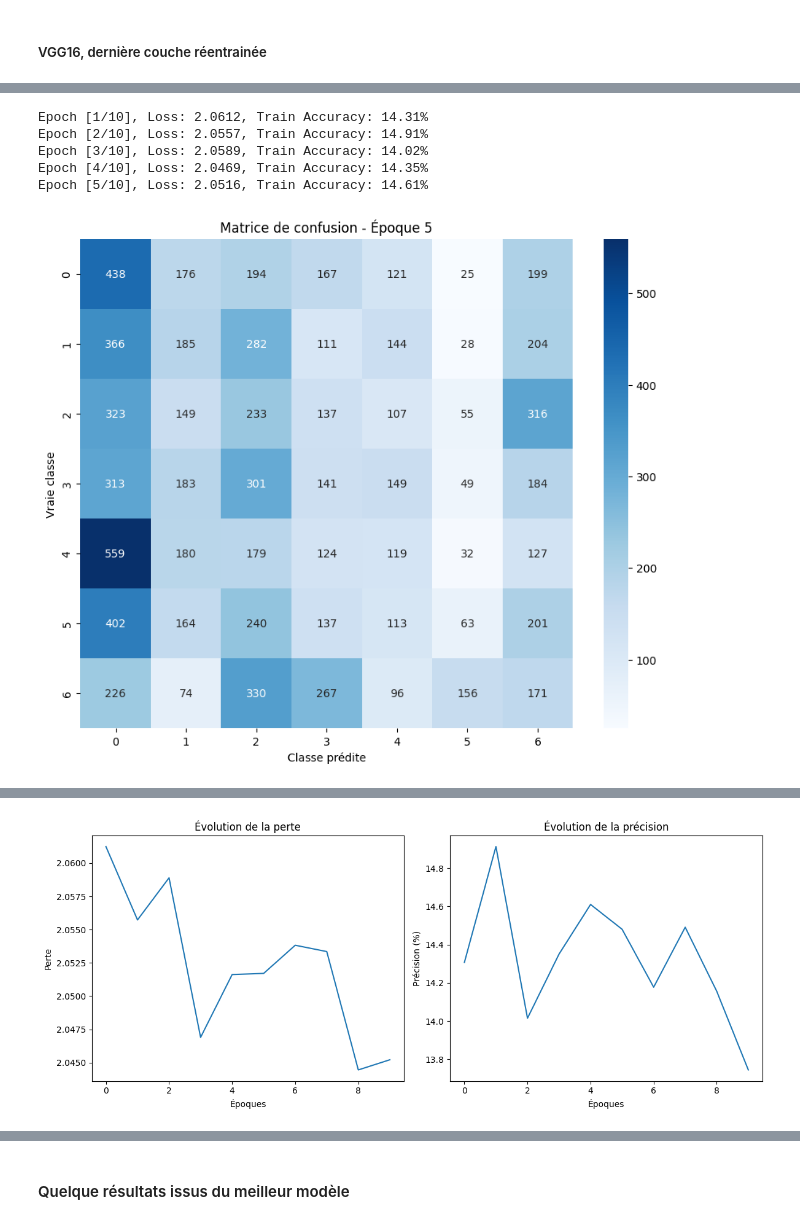
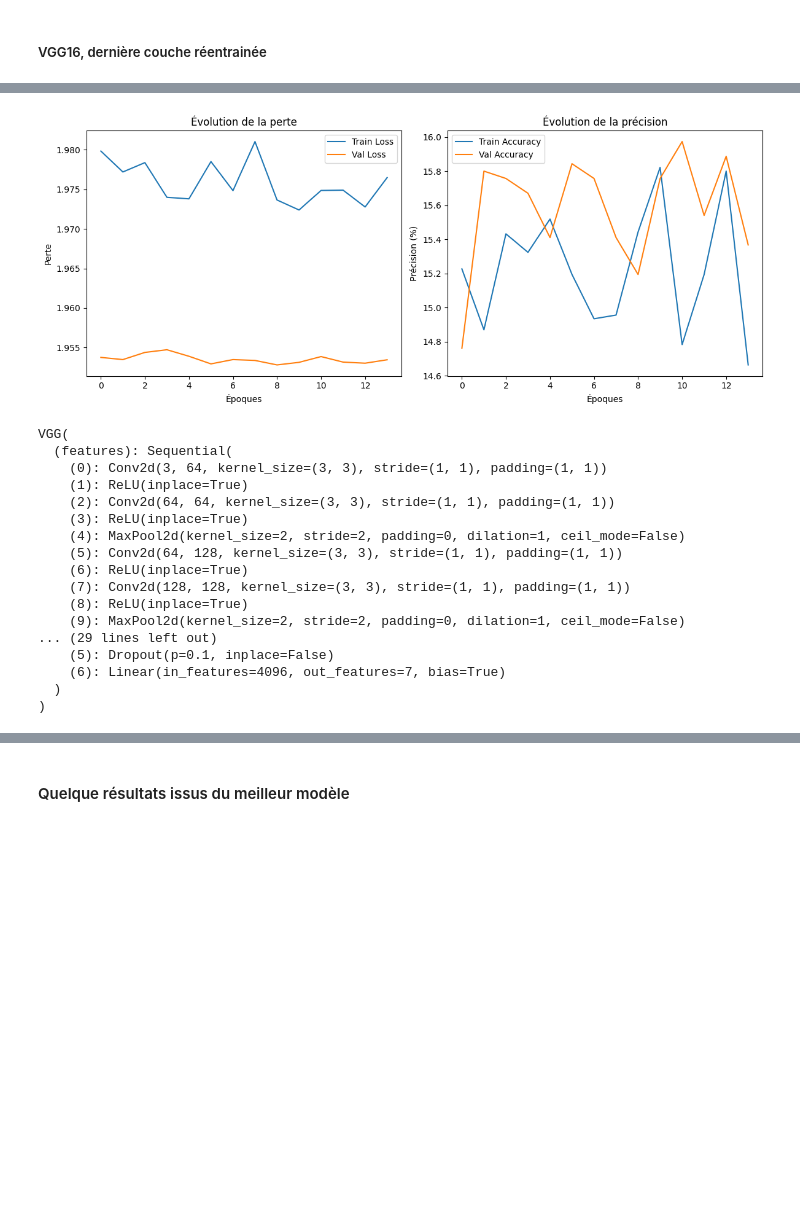
Before and after one commit to kephanmss/Projet-6-OPC, a Jupyter notebook: Missamou_Kephan_1_notebook_pretraitement_feature_extraction_faisaibilite_072024.ipynb, the cells around one changed output, grey strips where cells are left out. Saved outputs shown, nothing was run; the diff lists cells and outputs as text; code cells hidden in the pictures; blank space fills up the shorter version.

```diff
--- a/Missamou_Kephan_1_notebook_pretraitement_feature_extraction_faisaibilite_072024.ipynb
+++ b/Missamou_Kephan_1_notebook_pretraitement_feature_extraction_faisaibilite_072024.ipynb
@@ -1911,8 +1880,20 @@ labels_df = corpus_ajuste[['uniq_id', 'simple_product_category_tree']]
 
 transform = get_transform(graine)
 
-dataset = CustomImageDataset(image_directory, labels_df, transform=transform, augmentations_per_image=10, seed=graine)
-dataloader = DataLoader(dataset, batch_size=32, shuffle=True, worker_init_fn=lambda worker_id: np.random.seed(graine + worker_id))
+dataset = CustomImageDataset(
+    image_directory,
+    labels_df,
+    transform=transform,
+    augmentations_per_image=10,
+    seed=graine
+    )
+
+dataloader = DataLoader(
+    dataset,
+    batch_size=32,
+    shuffle=True,
+    worker_init_fn=lambda worker_id: np.random.seed(graine + worker_id)
+    )
 
 # Boucle pour charger les images et labels (images augmentées incluses)
 X_final = []
@@ -1965,0 +1945,14 @@ test_loader = DataLoader(test_dataset, batch_size=32)
+# %%
+# Fonction pour créer le modèle VGG-16 avec option de geler certaines couches
+def create_vgg16_model(num_classes=7, dropout=0.1, train_last_n_layers=3):
+    model = models.vgg16(pretrained=True)
+    model.classifier[5] = nn.Dropout(dropout)
+    model.classifier[6] = nn.Linear(4096, num_classes)
+
+    for param in model.parameters():
+        param.requires_grad = False
+
+    for param in list(model.parameters())[-train_last_n_layers:]:
+        param.requires_grad = True
+
+    return model
@@ -2085,10 +2283,15 @@ def evaluate_model(model, test_loader, device='cuda'):
 # Créer le modèle VGG-16 avec une couche entraînable
 model = create_vgg16_model(num_classes=7, train_last_n_layers=1)
 
-# Définir la fonction de perte et l'optimiseur
-criterion = nn.CrossEntropyLoss()
-optimizer = optim.Adam(filter(lambda p: p.requires_grad, model.parameters()), lr=0.0001)
-
 # Entraîner le modèle
-train_model(model, train_loader, criterion, optimizer, num_epochs=10)
+train_model(
+    model = model,
+    train_loader = train_loader,
+    val_loader = test_loader,
+    criterion = nn.CrossEntropyLoss(),
+    optimizer = optim.Adam(filter(lambda p: p.requires_grad, model.parameters()), lr=0.01),
+    num_epochs = 30,
+    patience = 5,
+    device = 'cuda'
+)
 # %% [output]
@@ -2099,6 +2315,18 @@ Arguments other than a weight enum or `None` for 'weights' are deprecated since
+[figure, new version]
-Epoch [1/10], Loss: 2.0612, Train Accuracy: 14.31%
-Epoch [2/10], Loss: 2.0557, Train Accuracy: 14.91%
-Epoch [3/10], Loss: 2.0589, Train Accuracy: 14.02%
-Epoch [4/10], Loss: 2.0469, Train Accuracy: 14.35%
-Epoch [5/10], Loss: 2.0516, Train Accuracy: 14.61%
+VGG(
+  (features): Sequential(
+    (0): Conv2d(3, 64, kernel_size=(3, 3), stride=(1, 1), padding=(1, 1))
+    (1): ReLU(inplace=True)
+    (2): Conv2d(64, 64, kernel_size=(3, 3), stride=(1, 1), padding=(1, 1))
+    (3): ReLU(inplace=True)
+    (4): MaxPool2d(kernel_size=2, stride=2, padding=0, dilation=1, ceil_mode=False)
+    (5): Conv2d(64, 128, kernel_size=(3, 3), stride=(1, 1), padding=(1, 1))
+    (6): ReLU(inplace=True)
+    (7): Conv2d(128, 128, kernel_size=(3, 3), stride=(1, 1), padding=(1, 1))
+    (8): ReLU(inplace=True)
+    (9): MaxPool2d(kernel_size=2, stride=2, padding=0, dilation=1, ceil_mode=False)
+... (29 lines left out)
+    (5): Dropout(p=0.1, inplace=False)
+    (6): Linear(in_features=4096, out_features=7, bias=True)
+  )
+)
-[figure, old version]
@@ -2111 +2332,0 @@ Epoch [10/10], Loss: 2.0452, Train Accuracy: 13.74%
-[figure, removed]
```
Also changed, not shown: parts of 52 cells of this notebook.
